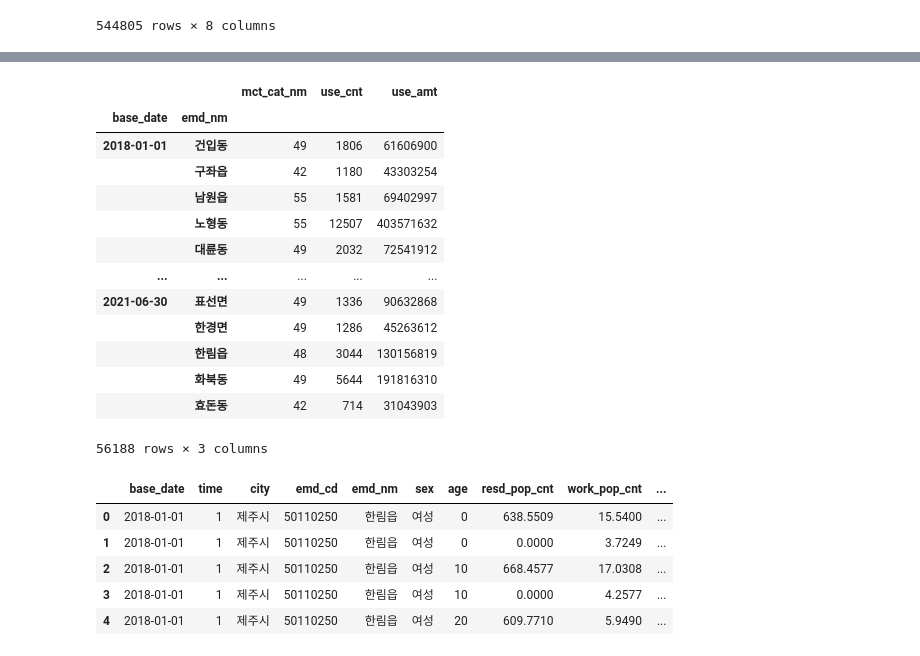
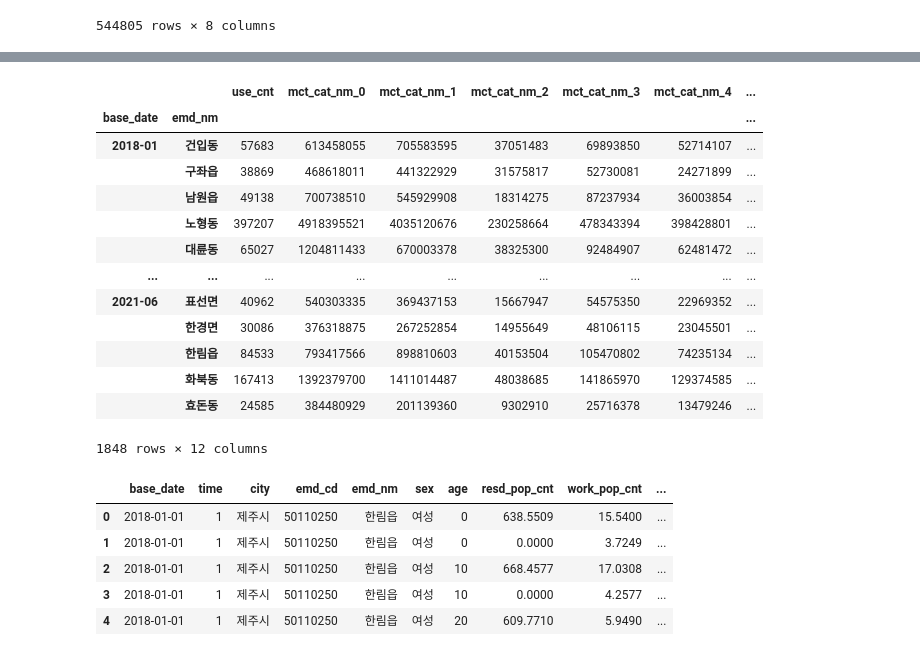
Before and after one commit to songmin9813/ECO_Jeju, a Jupyter notebook: Sungmin/Study/base_table.ipynb, the cells around one changed output, grey strips where cells are left out. Drawn from its saved outputs; the diff is of its cells as text; code cells hidden in the pictures.

```diff
--- a/Sungmin/Study/base_table.ipynb
+++ b/Sungmin/Study/base_table.ipynb
@@ -151,2 +135,0 @@ card_temp=card[card['mct_cat_nm']==0]['mct_cat_nm_0'].copy()
-# %%
-card_du=pd.get_dummies(card,columns=['mct_cat_nm'])
@@ -155,2 +135,0 @@ card_de_ca=card_du.copy()
-# %%
-temp=card[card['mct_cat_nm']==0].copy()
@@ -181,3 +135,0 @@ card_du[card_du['mct_cat_nm_0']==1]
-# %%
-temp['mct_cat_nm']=card[card['mct_cat_nm']==0]['use_amt']
-temp
@@ -212,0 +154,10 @@ Name: mct_cat_nm_0, Length: 57451, dtype: uint8
+# %%
+list_=[]
+for i in card_label.values():
+    temp=card_du[card_du['mct_cat_nm_'+str(i)]==1].copy()
+    temp['mct_cat_nm_'+str(i)]=temp['use_amt']
+    temp.drop(['use_amt'],axis=1,inplace=True)
+    list_.append(temp)
+new_card=pd.concat(list_[:11])
+new_card['base_date']=new_card['base_date'].apply(lambda s:s[:4]+'-'+s[5:7])
+new_card
@@ -213,18 +178,18 @@ Name: mct_cat_nm_0, Length: 57451, dtype: uint8
 # %%
-card_group=card.groupby(['base_date','emd_nm'])
-card_group.sum()
+card_group=new_card.groupby(['base_date','emd_nm']).sum()
+card_group
 # %% [output]
-|  |  | mct_cat_nm | use_cnt | use_amt |
-| base_date | emd_nm |  |  |  |
-| 2018-01-01 | 건입동 | 49 | 1806 | 61606900 |
-|  | 구좌읍 | 42 | 1180 | 43303254 |
-|  | 남원읍 | 55 | 1581 | 69402997 |
-|  | 노형동 | 55 | 12507 | 403571632 |
-|  | 대륜동 | 49 | 2032 | 72541912 |
-| ... | ... | ... | ... | ... |
-| 2021-06-30 | 표선면 | 49 | 1336 | 90632868 |
-|  | 한경면 | 49 | 1286 | 45263612 |
-|  | 한림읍 | 48 | 3044 | 130156819 |
-|  | 화북동 | 49 | 5644 | 191816310 |
-|  | 효돈동 | 42 | 714 | 31043903 |
+|  |  | use_cnt | mct_cat_nm_0 | mct_cat_nm_1 | mct_cat_nm_2 | mct_cat_nm_3 | mct_cat_nm_4 | ... |
+| base_date | emd_nm |  |  |  |  |  |  | ... |
+| 2018-01 | 건입동 | 57683 | 613458055 | 705583595 | 37051483 | 69893850 | 52714107 | ... |
+|  | 구좌읍 | 38869 | 468618011 | 441322929 | 31575817 | 52730081 | 24271899 | ... |
+|  | 남원읍 | 49138 | 700738510 | 545929908 | 18314275 | 87237934 | 36003854 | ... |
+|  | 노형동 | 397207 | 4918395521 | 4035120676 | 230258664 | 478343394 | 398428801 | ... |
+|  | 대륜동 | 65027 | 1204811433 | 670003378 | 38325300 | 92484907 | 62481472 | ... |
+| ... | ... | ... | ... | ... | ... | ... | ... | ... |
+| 2021-06 | 표선면 | 40962 | 540303335 | 369437153 | 15667947 | 54575350 | 22969352 | ... |
+|  | 한경면 | 30086 | 376318875 | 267252854 | 14955649 | 48106115 | 23045501 | ... |
+|  | 한림읍 | 84533 | 793417566 | 898810603 | 40153504 | 105470802 | 74235134 | ... |
+|  | 화북동 | 167413 | 1392379700 | 1411014487 | 48038685 | 141865970 | 129374585 | ... |
+|  | 효돈동 | 24585 | 384480929 | 201139360 | 9302910 | 25716378 | 13479246 | ... |
-56188 rows × 3 columns
+1848 rows × 12 columns
```
Also changed, not shown: parts of 12 cells of this notebook, 2 other files.
